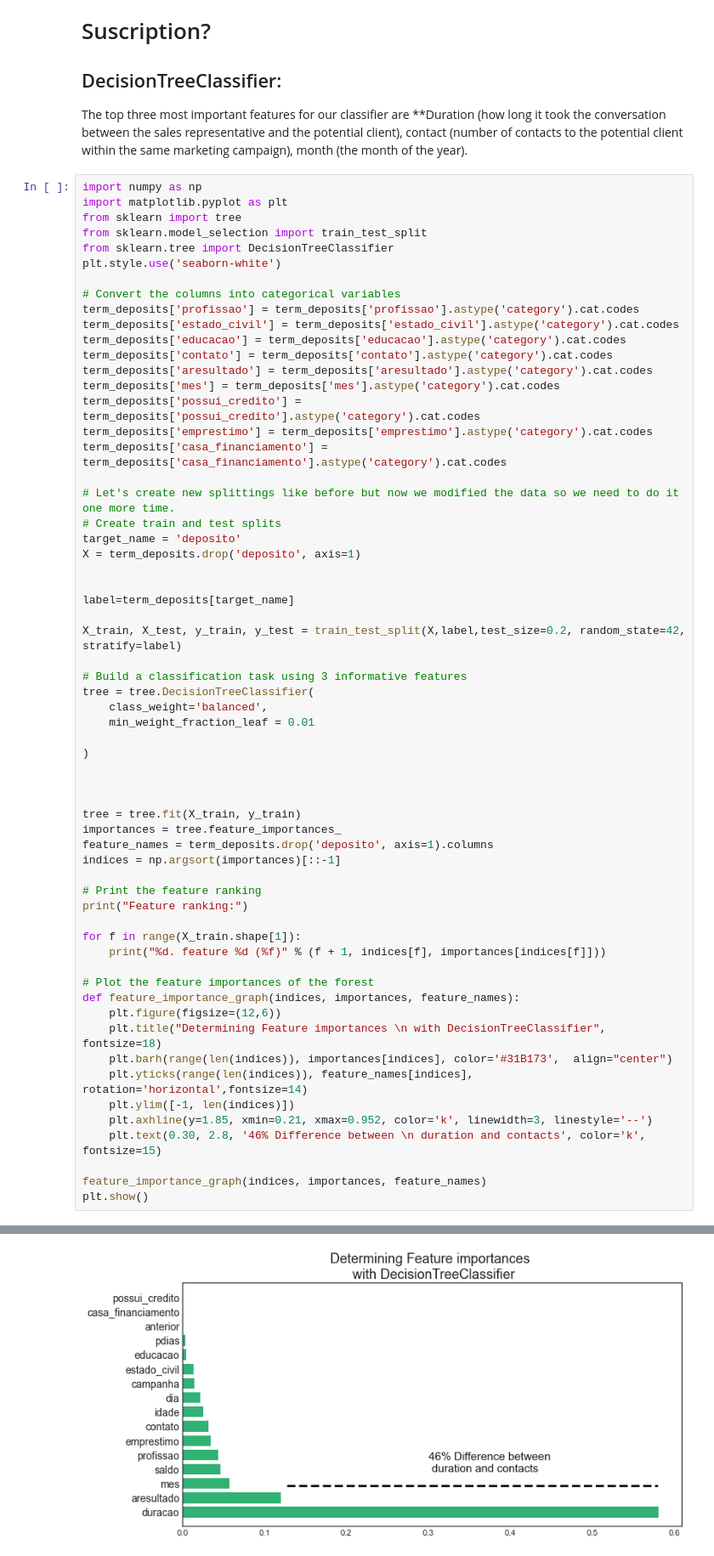
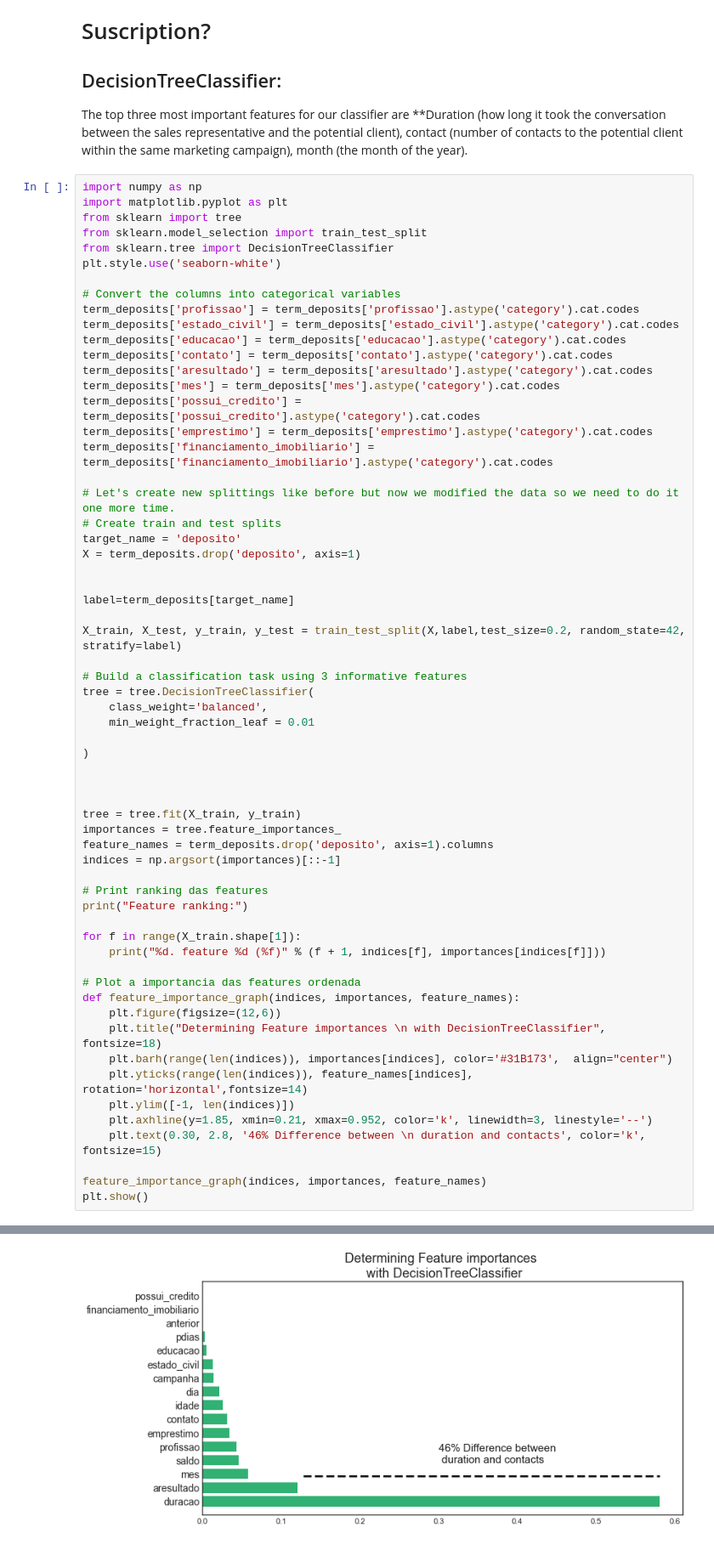
Before and after one commit to GabrielJordaoData/tccbank, a Jupyter notebook: TCC Bank/Versao_Em_Portugues_Bank.ipynb, the cells around one changed output, grey strips where cells are left out. Shown at 85% size. Saved outputs shown, nothing was run; the diff lists cells and outputs as text.

```diff
--- a/TCC Bank/Versao_Em_Portugues_Bank.ipynb
+++ b/TCC Bank/Versao_Em_Portugues_Bank.ipynb
@@ -1526,7 +1471,7 @@ term_deposits['aresultado'] = term_deposits['aresultado'].astype('category').cat
 term_deposits['mes'] = term_deposits['mes'].astype('category').cat.codes
 term_deposits['possui_credito'] = term_deposits['possui_credito'].astype('category').cat.codes
 term_deposits['emprestimo'] = term_deposits['emprestimo'].astype('category').cat.codes
-term_deposits['casa_financiamento'] = term_deposits['casa_financiamento'].astype('category').cat.codes
+term_deposits['financiamento_imobiliario'] = term_deposits['financiamento_imobiliario'].astype('category').cat.codes
 
 # Let's create new splittings like before but now we modified the data so we need to do it one more time.
 # Create train and test splits
@@ -1552,13 +1497,13 @@ importances = tree.feature_importances_
 feature_names = term_deposits.drop('deposito', axis=1).columns
 indices = np.argsort(importances)[::-1]
 
-# Print the feature ranking
+# Print ranking das features
 print("Feature ranking:")
 
 for f in range(X_train.shape[1]):
     print("%d. feature %d (%f)" % (f + 1, indices[f], importances[indices[f]]))
 
-# Plot the feature importances of the forest
+# Plot a importancia das features ordenada
 def feature_importance_graph(indices, importances, feature_names):
     plt.figure(figsize=(12,6))
     plt.title("Determining Feature importances \n with DecisionTreeClassifier", fontsize=18)
@@ -1583,9 +1528,9 @@ Feature ranking:
 9. feature 9 (0.021981)
 10. feature 12 (0.014514)
 11. feature 2 (0.013895)
 12. feature 3 (0.005047)
 13. feature 13 (0.003459)
 14. feature 14 (0.000000)
 15. feature 6 (0.000000)
 16. feature 4 (0.000000)
-[figure, old version]
+[figure, new version]
```
Also changed, not shown: parts of 30 cells of this notebook.
